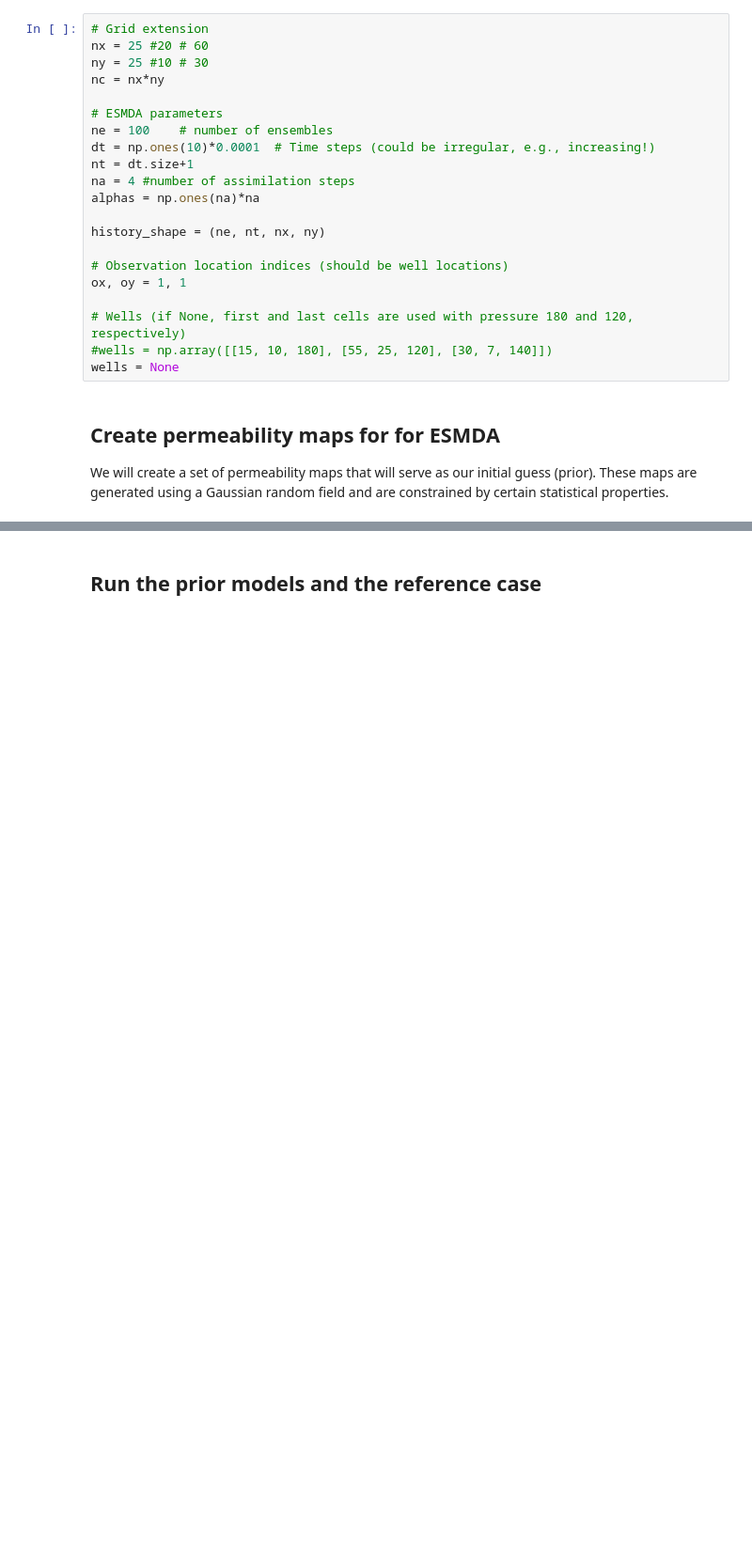
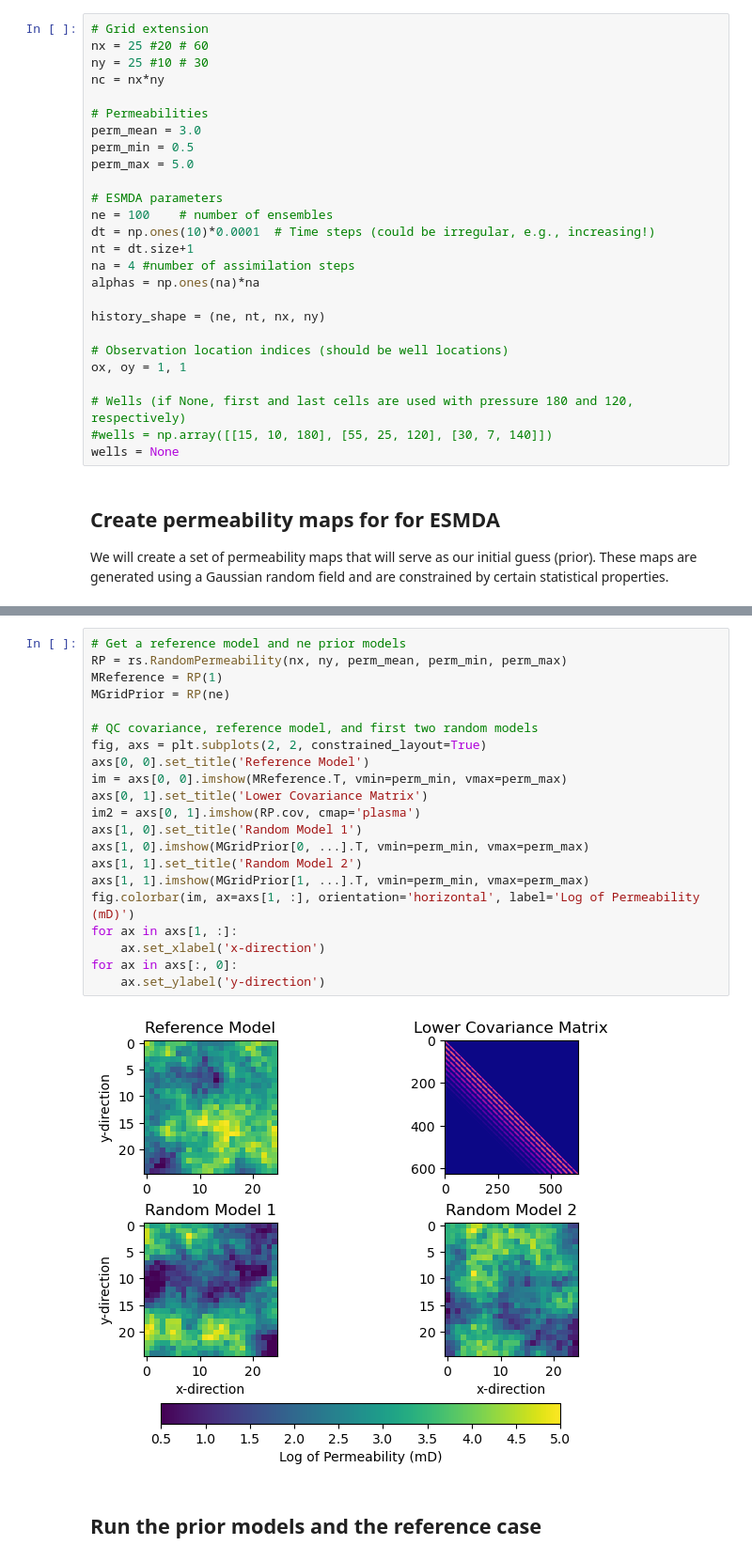
Before and after one commit to tuda-geo/resmda, a Jupyter notebook: notebooks/dev-ESMDA.ipynb, the cells around one changed output, grey strips where cells are left out. Shown at 94% size. Cells and saved outputs as stored; diff of their text form; blank space fills up the shorter version.

```diff
--- a/notebooks/dev-ESMDA.ipynb
+++ b/notebooks/dev-ESMDA.ipynb
@@ -27,6 +24,11 @@ rng = np.random.default_rng(1103)
 nx = 25 #20 # 60
 ny = 25 #10 # 30
 nc = nx*ny
+
+# Permeabilities
+perm_mean = 3.0
+perm_min = 0.5
+perm_max = 5.0
 
 # ESMDA parameters
 ne = 100    # number of ensembles
@@ -83,2 +52,25 @@ Text(0, 0.5, 'y-direction')
+# %%
+# Get a reference model and ne prior models
+RP = rs.RandomPermeability(nx, ny, perm_mean, perm_min, perm_max)
+MReference = RP(1)
+MGridPrior = RP(ne)
+
+# QC covariance, reference model, and first two random models
+fig, axs = plt.subplots(2, 2, constrained_layout=True)
+axs[0, 0].set_title('Reference Model')
+im = axs[0, 0].imshow(MReference.T, vmin=perm_min, vmax=perm_max)
+axs[0, 1].set_title('Lower Covariance Matrix')
+im2 = axs[0, 1].imshow(RP.cov, cmap='plasma')
+axs[1, 0].set_title('Random Model 1')
+axs[1, 0].imshow(MGridPrior[0, ...].T, vmin=perm_min, vmax=perm_max)
+axs[1, 1].set_title('Random Model 2')
+axs[1, 1].imshow(MGridPrior[1, ...].T, vmin=perm_min, vmax=perm_max)
+fig.colorbar(im, ax=axs[1, :], orientation='horizontal', label='Log of Permeability (mD)')
+for ax in axs[1, :]:
+    ax.set_xlabel('x-direction')
+for ax in axs[:, 0]:
+    ax.set_ylabel('y-direction')
+# %% [output]
+[figure, added]
 # %% [markdown]
 ## Run the prior models and the reference case
```
Also changed, not shown: parts of 13 cells of this notebook, 1 other file.
